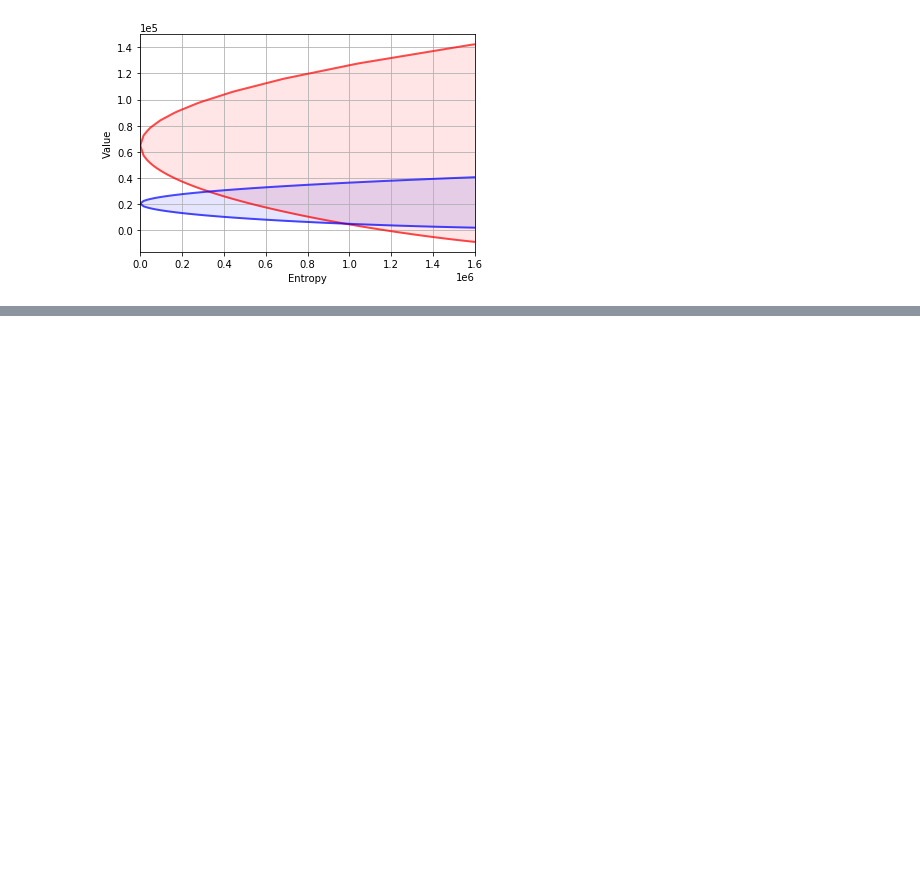
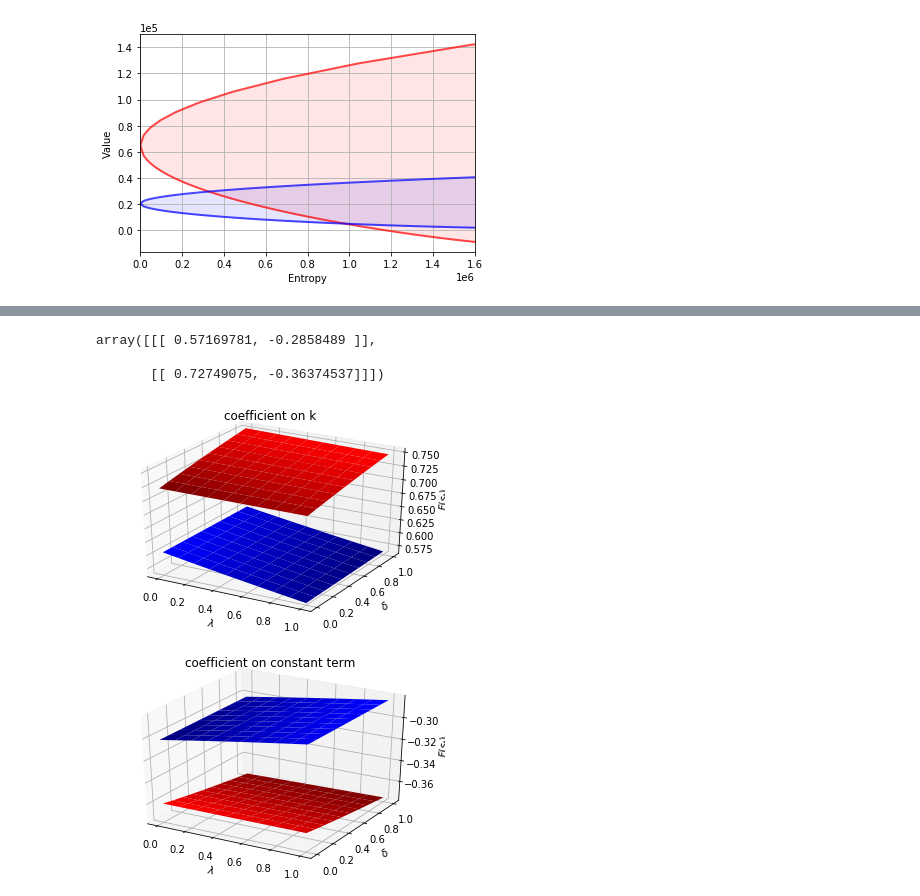
Before and after one commit to PanPip/QuantEcon_Tasks, a Jupyter notebook: LQ_control.ipynb, the cells around one changed output, grey strips where cells are left out. Cells and saved outputs as stored; diff of their text form; code cells hidden in the pictures; blank space fills up the shorter version.

```diff
--- a/LQ_control.ipynb
+++ b/LQ_control.ipynb
@@ -1757,0 +1931,48 @@ plt.show()
+# %%
+λ, δ = 0.8, 0.2
+Π3 = np.array([[1-λ, λ],
+               [δ, 1-δ]])
+
+ex1_b = qe.LQMarkov(Π3, Qs, Rs, As, Bs, Cs=Cs, Ns=Ns, beta=β)
+ex1_b.stationary_values();
+ex1_b.Fs
+# %% [output]
+array([[[ 0.57169781, -0.2858489 ]],
+
+       [[ 0.72749075, -0.36374537]]])
+# %%
+λ_vals = np.linspace(0., 1., 10)
+δ_vals = np.linspace(0., 1., 10)
+
+λ_grid = np.empty((λ_vals.size, δ_vals.size))
+δ_grid = np.empty((λ_vals.size, δ_vals.size))
+F1_grid = np.empty((λ_vals.size, δ_vals.size, len(state_vec1)))
+F2_grid = np.empty((λ_vals.size, δ_vals.size, len(state_vec1)))
+
+for i, λ in enumerate(λ_vals):
+    λ_grid[i, :] = λ
+    δ_grid[i, :] = δ_vals
+    for j, δ in enumerate(δ_vals):
+        Π3 = np.array([[1-λ, λ],
+                       [δ, 1-δ]])
+
+        ex1_b = qe.LQMarkov(Π3, Qs, Rs, As, Bs, Cs=Cs, Ns=Ns, beta=β)
+        ex1_b.stationary_values();
+        F1_grid[i, j, :] = ex1_b.Fs[0, 0, :]
+        F2_grid[i, j, :] = ex1_b.Fs[1, 0, :]
+# %%
+for i, state_var in enumerate(state_vec1):
+    fig = plt.figure()
+    ax = fig.add_subplot(111, projection='3d')
+    # high adjustment cost, blue surface
+    ax.plot_surface(λ_grid, δ_grid, F1_grid[:, :, i], color="b")
+    # low adjustment cost, red surface
+    ax.plot_surface(λ_grid, δ_grid, F2_grid[:, :, i], color="r")
+    ax.set_xlabel("$\lambda$")
+    ax.set_ylabel("$\delta$")
+    ax.set_zlabel("$F(s_t)$")
+    ax.set_title(f"coefficient on {state_var}")
+    plt.show()
+# %% [output]
+[figure, added]
+[figure, added]
```
Also changed, not shown: parts of 20 cells of this notebook.
